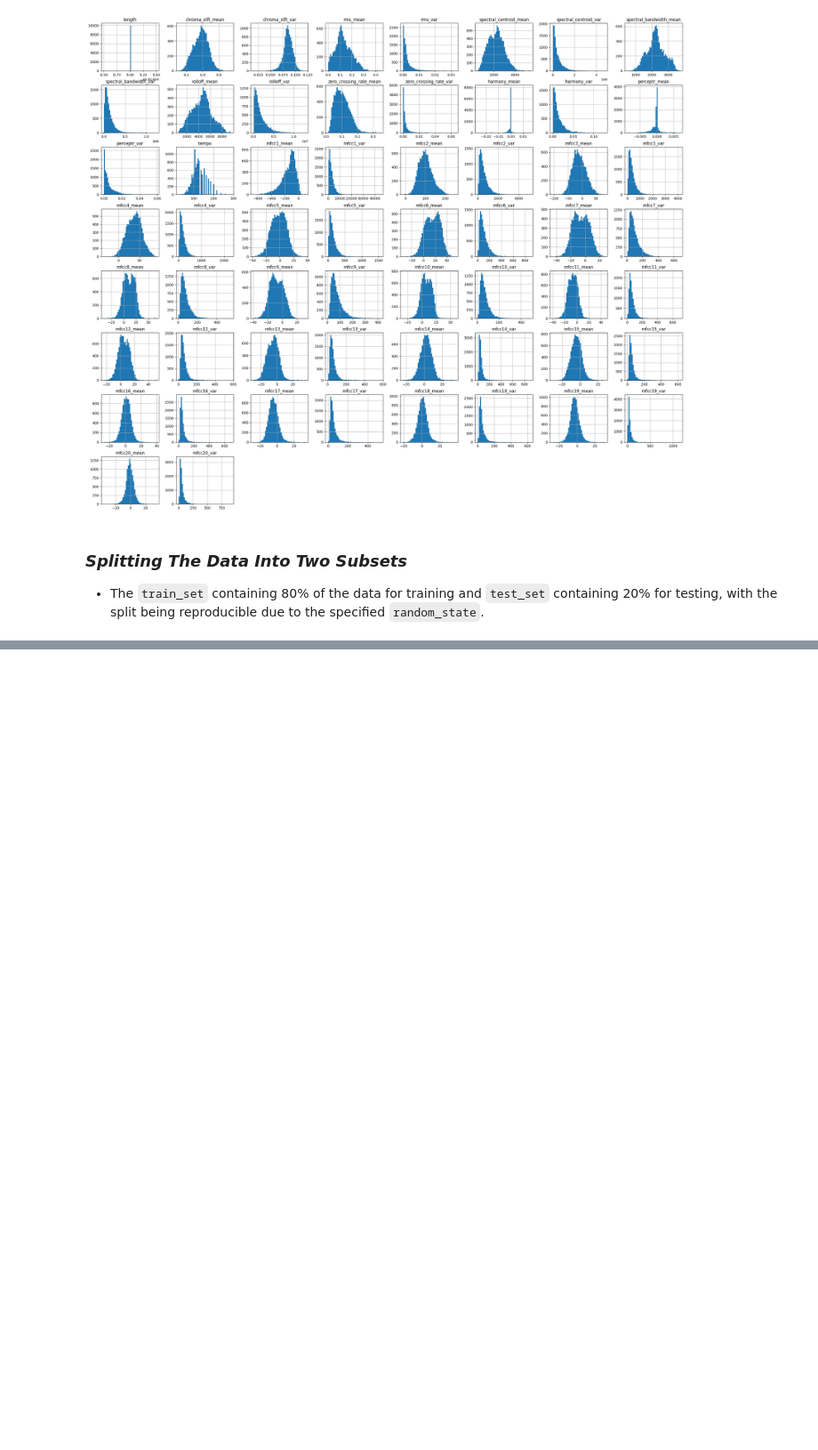
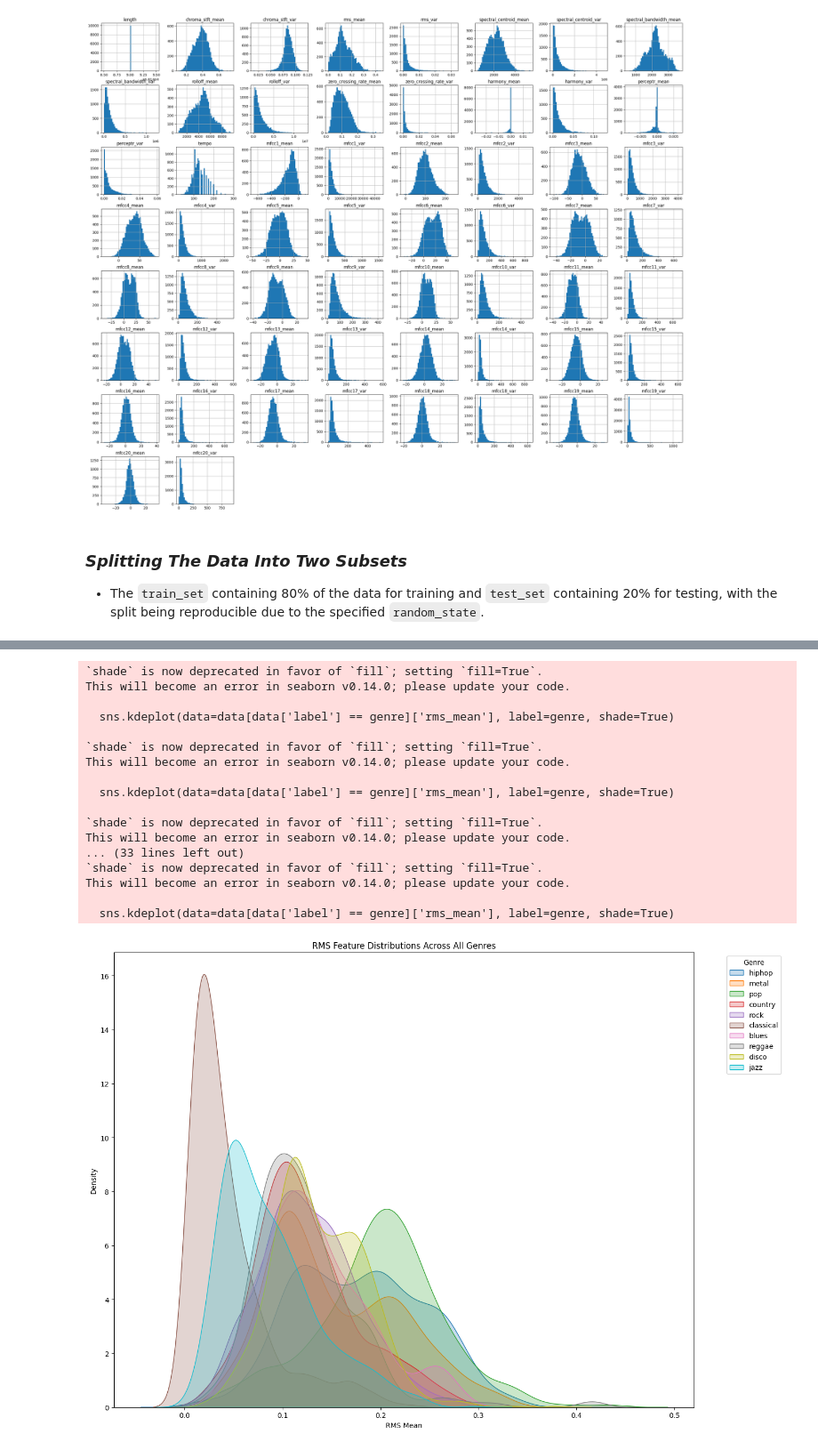
Before and after one commit to coleaydelotte/Genre-Prediciton, a Jupyter notebook: nb.ipynb, the cells around one changed output, grey strips where cells are left out. Shown: that part at 89% size. Cells and saved outputs as stored; diff of their text form; code cells hidden in the pictures; blank space fills up the shorter version.

```diff
--- a/nb.ipynb
+++ b/nb.ipynb
@@ -321,0 +186,32 @@ plt.colorbar();
+# %%
+plt.figure(figsize=(14, 10))
+
+# Loop through all unique genres and plot their RMS feature distribution
+for genre in data['label'].unique():
+    sns.kdeplot(data=data[data['label'] == genre]['rms_mean'], label=genre, shade=True)
+
+plt.title('RMS Feature Distributions Across All Genres')
+plt.xlabel('RMS Mean')
+plt.ylabel('Density')
+plt.legend(title='Genre', bbox_to_anchor=(1.05, 1), loc='upper left')
+plt.tight_layout()
+plt.show()
+# %% [output]
+`shade` is now deprecated in favor of `fill`; setting `fill=True`.
+This will become an error in seaborn v0.14.0; please update your code.
+
+  sns.kdeplot(data=data[data['label'] == genre]['rms_mean'], label=genre, shade=True)
+
+`shade` is now deprecated in favor of `fill`; setting `fill=True`.
+This will become an error in seaborn v0.14.0; please update your code.
+
+  sns.kdeplot(data=data[data['label'] == genre]['rms_mean'], label=genre, shade=True)
+
+`shade` is now deprecated in favor of `fill`; setting `fill=True`.
+This will become an error in seaborn v0.14.0; please update your code.
+... (33 lines left out)
+`shade` is now deprecated in favor of `fill`; setting `fill=True`.
+This will become an error in seaborn v0.14.0; please update your code.
+
+  sns.kdeplot(data=data[data['label'] == genre]['rms_mean'], label=genre, shade=True)
+[figure, added]
```
Also changed, not shown: parts of 22 cells of this notebook.
